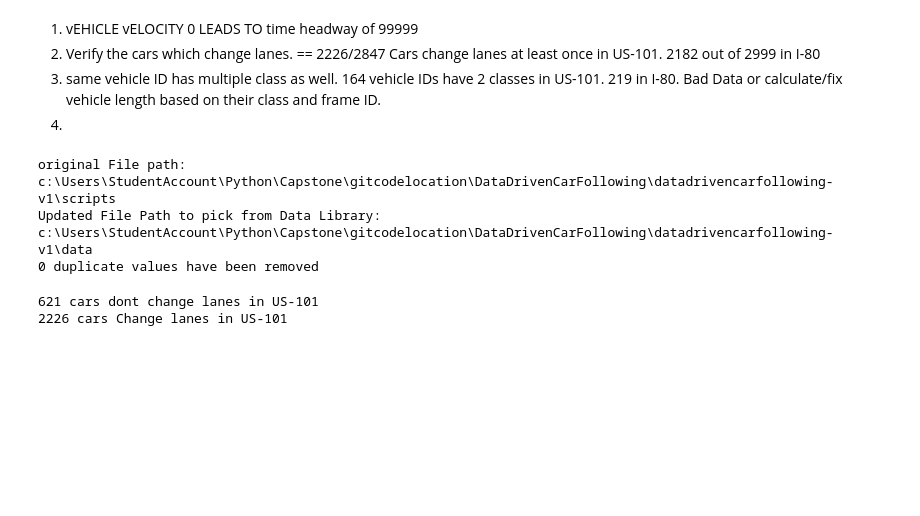
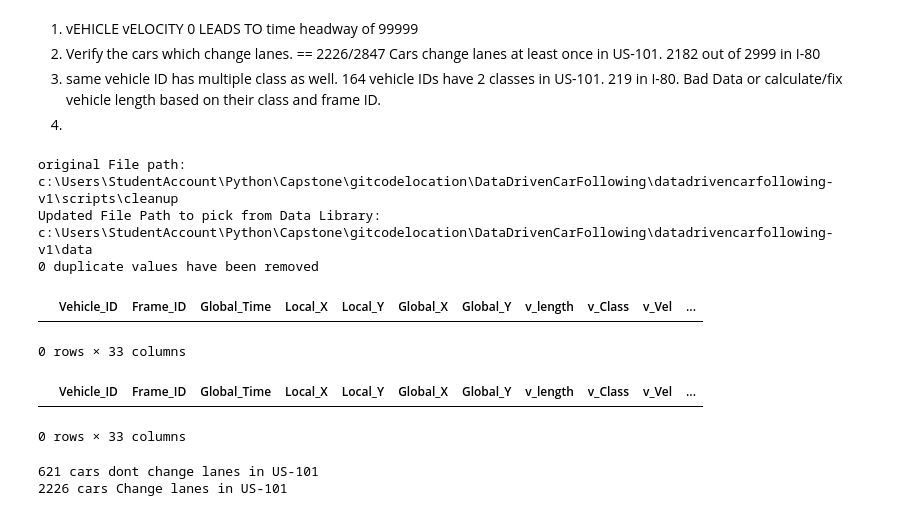
Before and after one commit to VineetDhamija/DataDrivenCarFollowing, a Jupyter notebook: datadrivencarfollowing-v1/scripts/cleanup/ANALYZE.ipynb, the cells around one changed output. Cells and saved outputs as stored; diff of their text form; code cells hidden in the pictures; blank space fills up the shorter version.

```diff
--- a/datadrivencarfollowing-v1/scripts/cleanup/ANALYZE.ipynb
+++ b/datadrivencarfollowing-v1/scripts/cleanup/ANALYZE.ipynb
@@ -13,16 +13,28 @@ from pathlib import Path
 # %%
 p = Path().cwd()
 print(f"original File path: {p}")
-stringpath= str(p)[0:str(p).rfind('\\')] + '\\data'
+stringpath1= str(p)[0:str(p).rfind('\\')]
+stringpath= str(stringpath1)[0:str(stringpath1).rfind('\\')] + '\\data'
+
 print(f"Updated File Path to pick from Data Library: { stringpath}")
 ngsimfile=stringpath + '/' + 'Cleaned_NGSIM_Data.CSV'
 ngsim = pd.read_csv(ngsimfile,low_memory=False)
 print(f"{ngsim.duplicated().sum()} duplicate values have been removed")
 ngsim.drop_duplicates(inplace=True)
 # %% [output]
-original File path: c:\Users\StudentAccount\Python\Capstone\gitcodelocation\DataDrivenCarFollowing\datadrivencarfollowing-v1\scripts
+original File path: c:\Users\StudentAccount\Python\Capstone\gitcodelocation\DataDrivenCarFollowing\datadrivencarfollowing-v1\scripts\cleanup
 Updated File Path to pick from Data Library: c:\Users\StudentAccount\Python\Capstone\gitcodelocation\DataDrivenCarFollowing\datadrivencarfollowing-v1\data
 0 duplicate values have been removed
+# %%
+ngsim[ngsim['total_pair_duration']< 60]
+# %% [output]
+|  | Vehicle_ID | Frame_ID | Global_Time | Local_X | Local_Y | Global_X | Global_Y | v_length | v_Class | v_Vel | ... |
+0 rows × 33 columns
+# %%
+ngsim[ngsim["L-F_Pair"]=='2033-2041']
+# %% [output]
+|  | Vehicle_ID | Frame_ID | Global_Time | Local_X | Local_Y | Global_X | Global_Y | v_length | v_Class | v_Vel | ... |
+0 rows × 33 columns
 # %%
 
 filtered_ngsim_U= ngsim[((ngsim['Location'] == 'us-101')) ]
```
Also changed, not shown: parts of 1 cell of this notebook, 14 other files.
